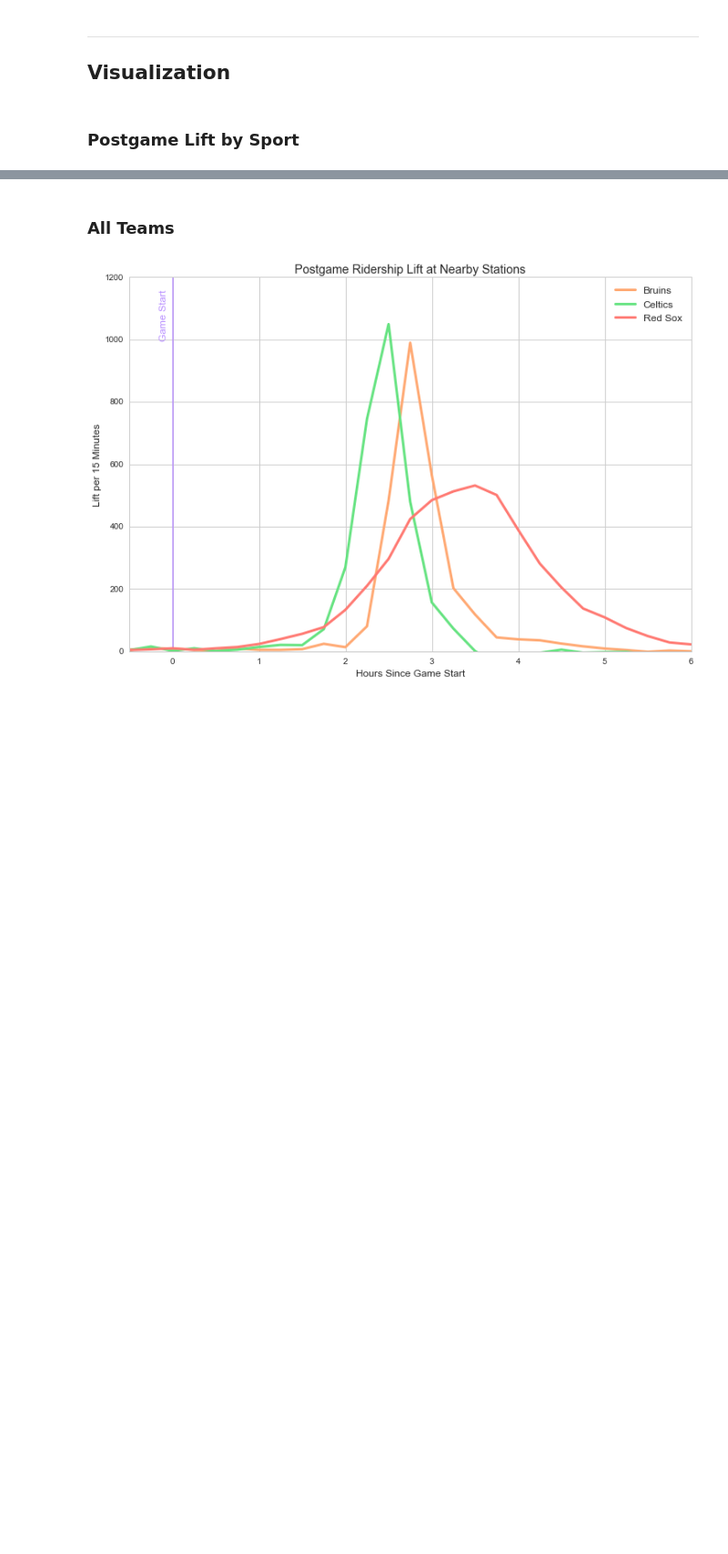
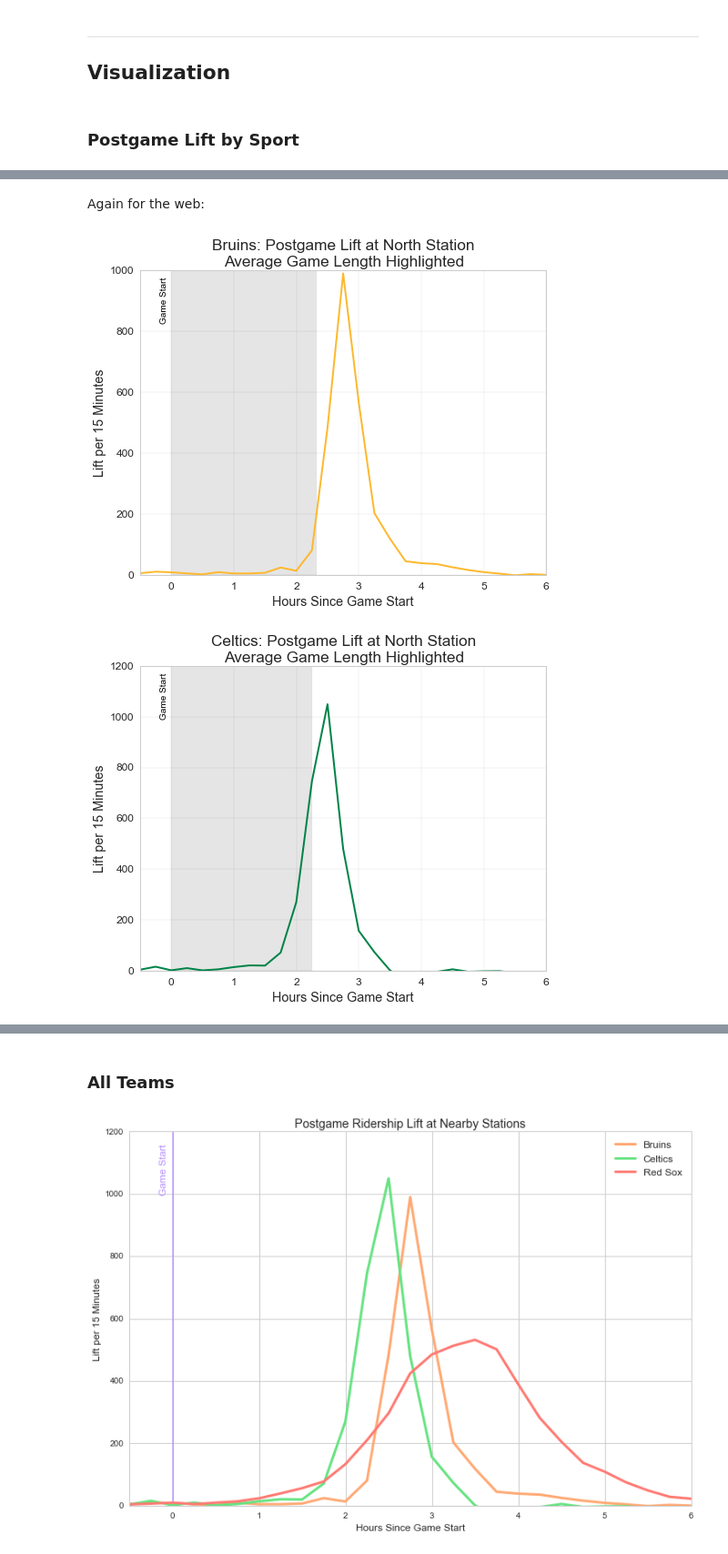
Before and after one commit to azampagl/harvard-capstone, a Jupyter notebook: src/sports/postgame.ipynb, the cells around one changed output, grey strips where cells are left out. Shown at 91% size. Saved outputs shown, nothing was run; the diff lists cells and outputs as text; code cells hidden in the pictures; blank space fills up the shorter version.

```diff
--- a/src/sports/postgame.ipynb
+++ b/src/sports/postgame.ipynb
@@ -102,0 +107,7 @@ for team in teams:
+# %% [markdown]
+Again for the web:
+# %%
+chart_postgame_lift_time(chart_format='web')
+# %% [output]
+[figure, added]
+[figure, added]
```
Also changed, not shown: parts of 3 cells of this notebook, 3 other files.
